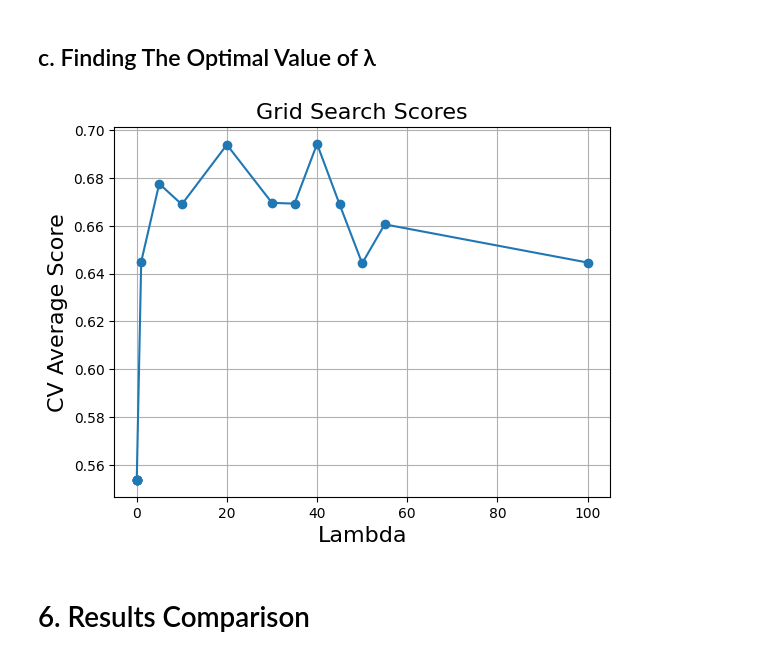
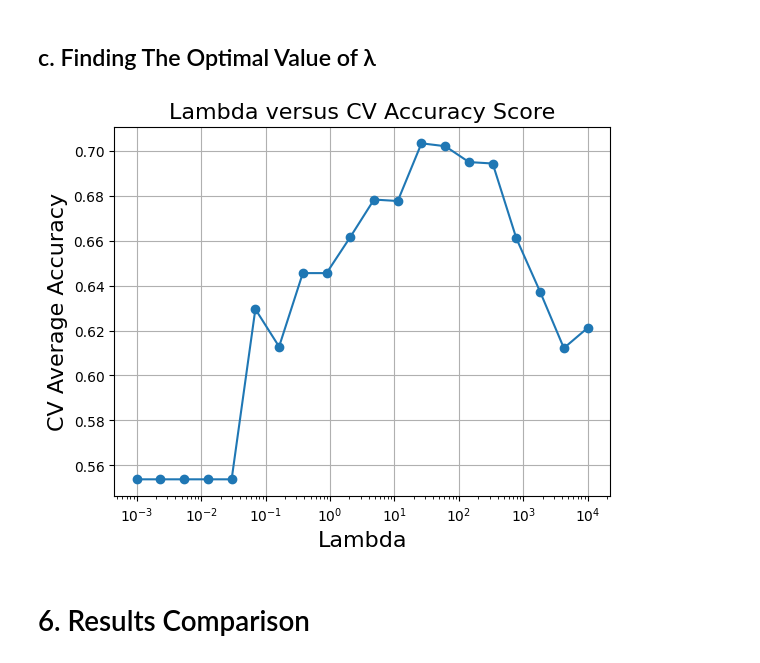
Before and after one commit to siepenmaru/stat3006-a4-code, a Jupyter notebook: A4.ipynb, the cells around one changed output. Cells and saved outputs as stored; diff of their text form; code cells hidden in the pictures.

```diff
--- a/A4.ipynb
+++ b/A4.ipynb
@@ -293,23 +293,22 @@ Precision loss occurred in moment calculation due to catastrophic cancellation.
 ### Setting Up Models
 # %%
 svm = SVC(kernel="linear")
-lasso = LogisticRegression(penalty='l1', solver='liblinear')
-# search_space = np.linspace(0.75, 1, 15)
+lasso = LogisticRegression(
+    penalty='l1',
+    solver='liblinear',
+    random_state=42)
+
 # search space based on https://ai-ml-analytics.com/Jupyter_notebook/Blog%20-%2020%20-%20Hyperparameter%20tuning%20using%20Ridge%20and%20Lasso%20Regression.html
-search_space = [1e-15,1e-10,1e-8,1e-3,1e-2,1,5,10,20,30,35,40,45,50,55,100]
+# search_space = [1e-15,1e-10,1e-8,1e-3,1e-2,1,5,10,20,30,35,40,45,50,55,100]
+search_space = np.logspace(-3, 4, 20)
 hyperparams_lasso = {
     'C': search_space # lambda hyperparameter
 }
 
-kfolds = 5
-lassoGrid = GridSearchCV(lasso, hyperparams_lasso, cv=kfolds, scoring="accuracy")
-svmGrid = GridSearchCV(svm, {}, cv=kfolds, scoring='accuracy')
+kfolds = 10
+lassoGrid = GridSearchCV(lasso, hyperparams_lasso, cv=kfolds, scoring="accuracy", n_jobs=-1)
+svmGrid = GridSearchCV(svm, {}, cv=folds, scoring='accuracy', n_jobs=-1)
 
 lassoGrid.fit(X, Y.to_numpy().ravel())
 svmGrid.fit(X, Y.to_numpy().ravel())
-
-# score = cross_val_score(lasso, x, Y.to_numpy().ravel(), scoring='accuracy', cv=10, n_jobs=-1)
-
-# print(f"Accuracy: {np.mean(score):.3f} ({np.std(score):.3f})")
-# len(search_space)
 # %% [output]
@@ -339,29 +412,26 @@ features.shape
 # %%
 # adapted from: https://stackoverflow.com/a/43645640
 def plot_grid_search(cv_results, search_space):
     # Get Test Scores Mean and std for each grid search
     scores_mean = cv_results['mean_test_score']
     scores_mean = np.array(scores_mean)
 
-    scores_sd = cv_results['std_test_score']
-    scores_sd = np.array(scores_sd)
-
     # Plot Grid search scores
     _, ax = plt.subplots(1,1)
 
     # Param1 is the X-axis, Param 2 is represented as a different curve (color line)
     ax.plot(search_space, scores_mean, '-o')
 
-    ax.set_title("Grid Search Scores", fontsize=16)
+    ax.set_title("Lambda versus CV Accuracy Score", fontsize=16)
     ax.set_xlabel("Lambda", fontsize=16)
-    ax.set_ylabel('CV Average Score', fontsize=16)
-    # ax.set_xscale('log')
+    ax.set_ylabel('CV Average Accuracy', fontsize=16)
+    ax.set_xscale('log')
     ax.grid('on')
 
 # Calling Method
 plot_grid_search(lassoGrid.cv_results_, search_space)
 # %% [output]
-[figure, old version]
+[figure, new version]
 # %% [markdown]
 # 6. Results Comparison
 # %% [markdown]
```
Also changed, not shown: parts of 8 cells of this notebook.
